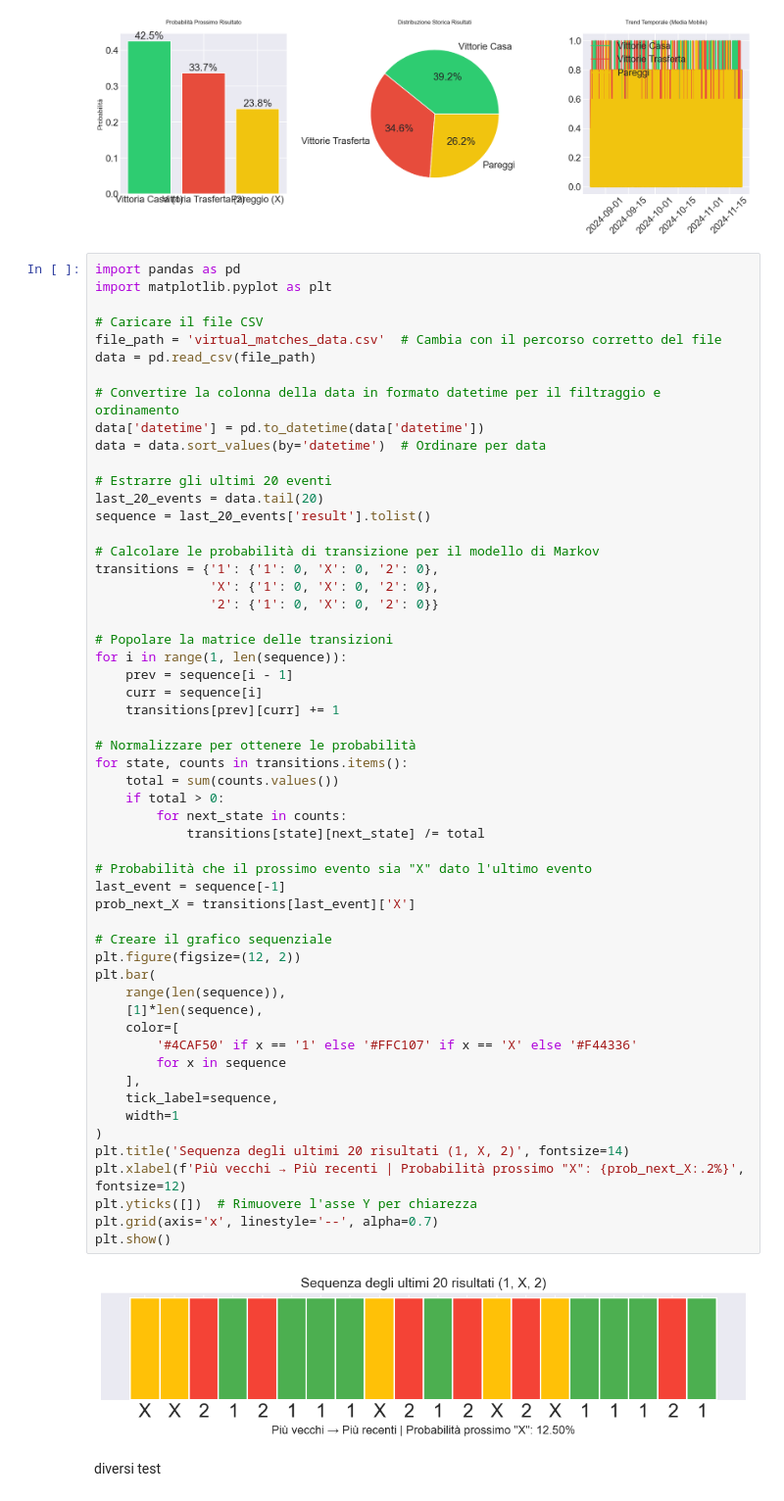
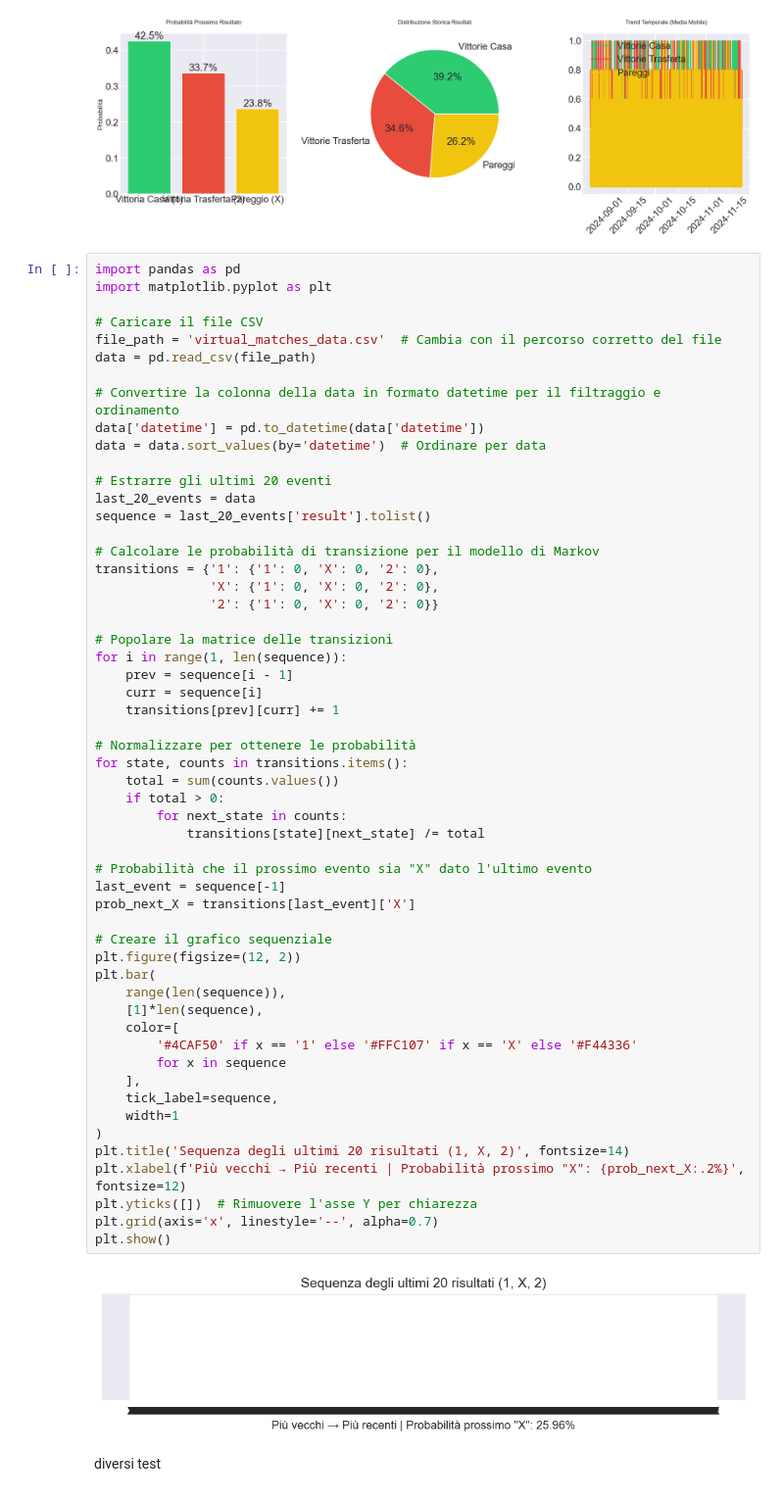
Before and after one commit to AndreyBertasini/eurobet_virtual, a Jupyter notebook: analitica.ipynb, the cells around one changed output. Shown at 98% size. Saved outputs shown, nothing was run; the diff lists cells and outputs as text.

```diff
--- a/analitica.ipynb
+++ b/analitica.ipynb
@@ -1163,7 +1144,7 @@ data['datetime'] = pd.to_datetime(data['datetime'])
 data = data.sort_values(by='datetime')  # Ordinare per data
 
 # Estrarre gli ultimi 20 eventi
-last_20_events = data.tail(20)
+last_20_events = data
 sequence = last_20_events['result'].tolist()
 
 # Calcolare le probabilità di transizione per il modello di Markov
@@ -1179,34 +1160,34 @@ for i in range(1, len(sequence)):
 
 # Normalizzare per ottenere le probabilità
 for state, counts in transitions.items():
     total = sum(counts.values())
     if total > 0:
         for next_state in counts:
             transitions[state][next_state] /= total
 
 # Probabilità che il prossimo evento sia "X" dato l'ultimo evento
 last_event = sequence[-1]
 prob_next_X = transitions[last_event]['X']
 
 # Creare il grafico sequenziale
 plt.figure(figsize=(12, 2))
 plt.bar(
     range(len(sequence)),
     [1]*len(sequence),
     color=[
         '#4CAF50' if x == '1' else '#FFC107' if x == 'X' else '#F44336'
         for x in sequence
     ],
     tick_label=sequence,
     width=1
 )
 plt.title('Sequenza degli ultimi 20 risultati (1, X, 2)', fontsize=14)
 plt.xlabel(f'Più vecchi → Più recenti | Probabilità prossimo "X": {prob_next_X:.2%}', fontsize=12)
 plt.yticks([])  # Rimuovere l'asse Y per chiarezza
 plt.grid(axis='x', linestyle='--', alpha=0.7)
 plt.show()
 # %% [output]
-[figure, old version]
+[figure, new version]
 # %% [markdown]
 diversi test
 # %%
```
Also changed, not shown: parts of 4 cells of this notebook, 3 other files.
